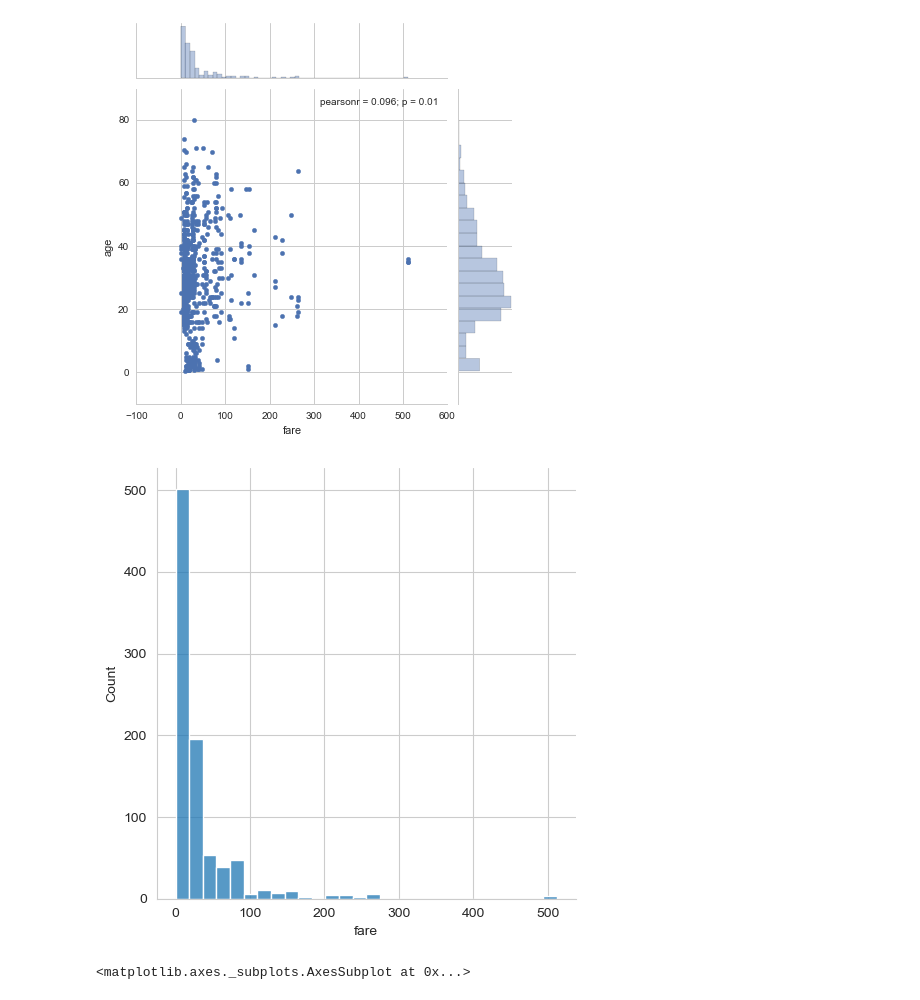
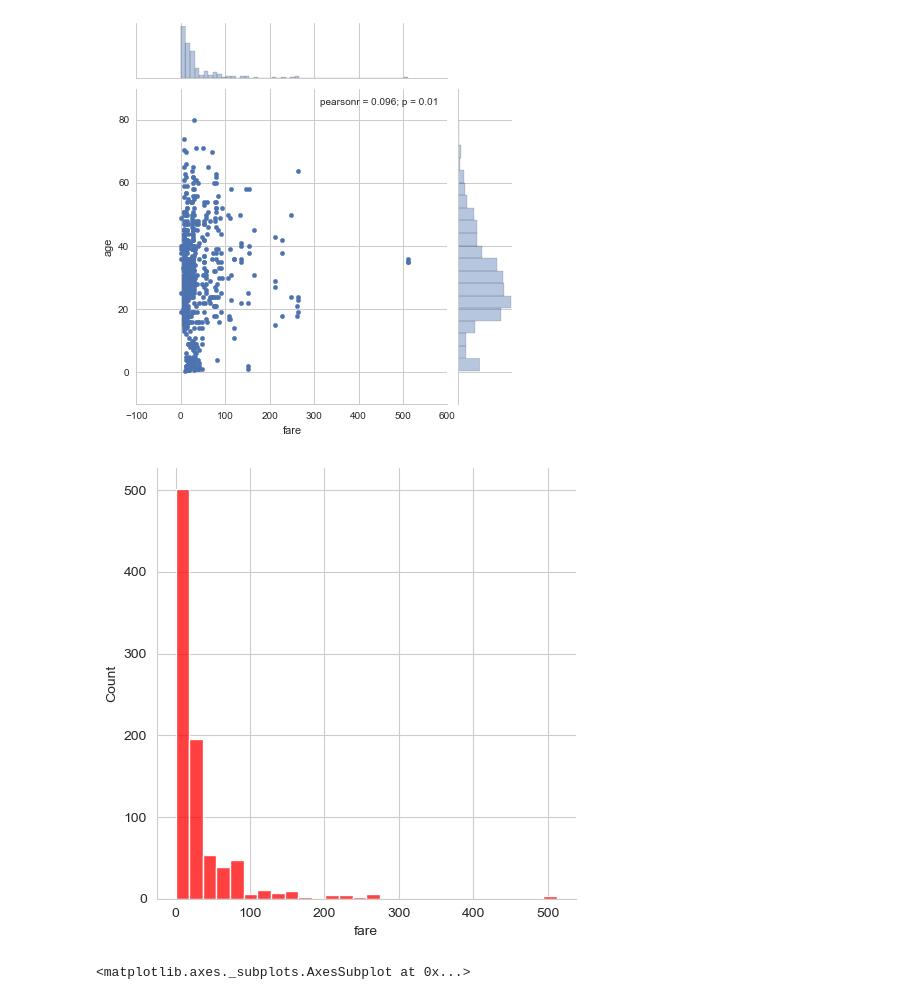
Before and after one commit to DavidASchonfeld/data-course, a Jupyter notebook: Notes I Took While Taking Course/5-Seaborn/07-Seaborn Exercises.ipynb, the cells around one changed output. Cells and saved outputs as stored; diff of their text form; code cells hidden in the pictures.

```diff
--- a/Notes I Took While Taking Course/5-Seaborn/07-Seaborn Exercises.ipynb
+++ b/Notes I Took While Taking Course/5-Seaborn/07-Seaborn Exercises.ipynb
@@ -50,13 +51,13 @@ plt.show()
 # %%
 # CODE HERE
 # REPLICATE EXERCISE PLOT IMAGE BELOW
 # BE CAREFUL NOT TO OVERWRITE CELL BELOW
 # THAT WOULD REMOVE THE EXERCISE PLOT IMAGE!
 
-graph_2 = sns.displot(titanic['fare'], bins = 28)
+graph_2 = sns.displot(titanic['fare'], bins = 28, kde = False, color = 'red')
 plt.show()
 # %% [output]
-[figure, old version]
+[figure, new version]
 # %%
 # %% [output]
 <matplotlib.axes._subplots.AxesSubplot at 0x...>
```
Also changed, not shown: parts of 6 cells of this notebook, 3 other files.
